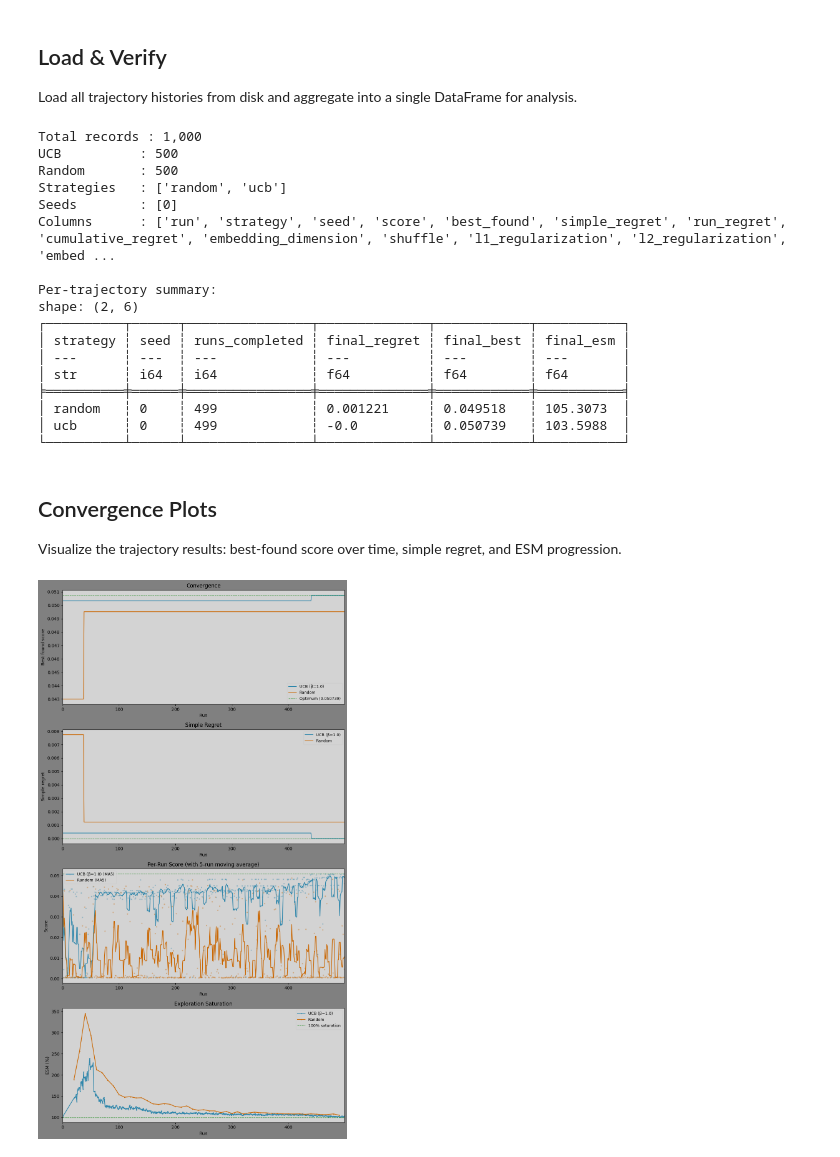
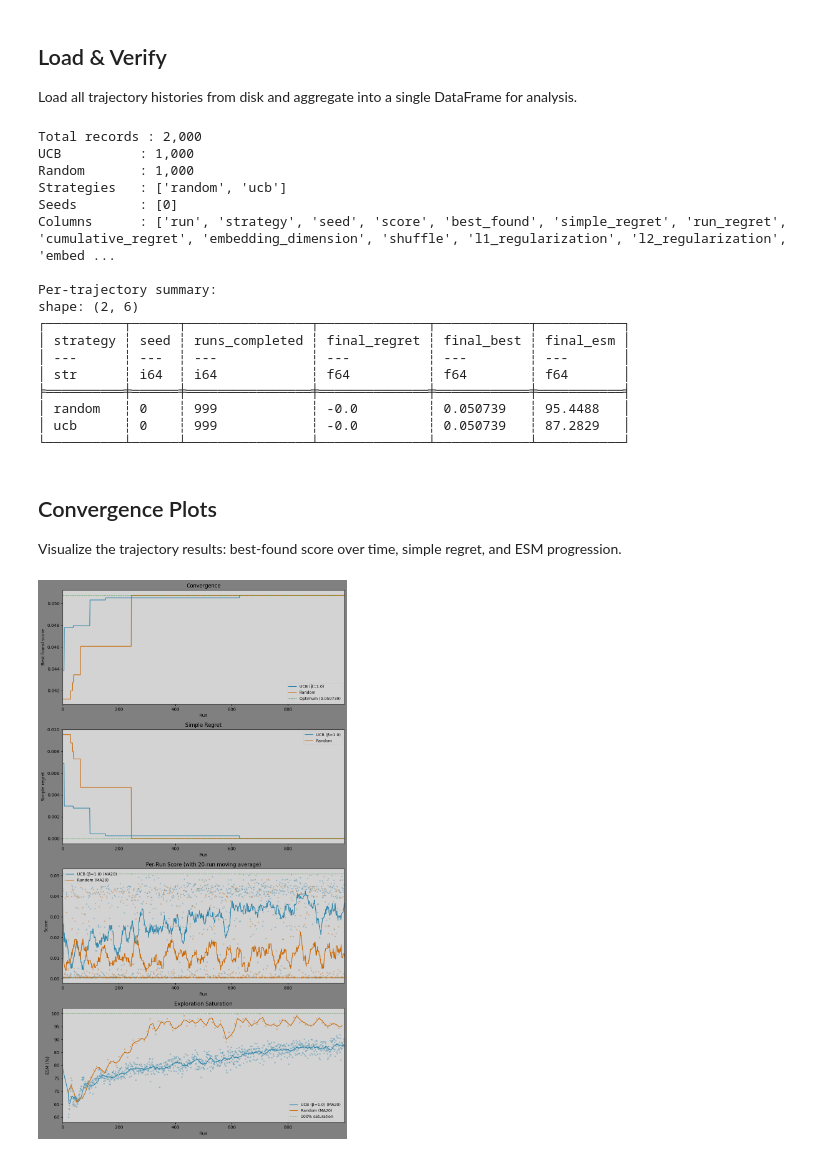
Before and after one commit to chaald/peppermint-matrix, a Jupyter notebook: notebooks/parameter_analysis/convergence_simulation.ipynb, the cells around one changed output. Cells and saved outputs as stored; diff of their text form; code cells hidden in the pictures.

```diff
--- a/notebooks/parameter_analysis/convergence_simulation.ipynb
+++ b/notebooks/parameter_analysis/convergence_simulation.ipynb
@@ -249,7 +249,7 @@ def run_trajectory(
     best_found = -np.inf
     cumulative_regret = 0.0
 
-    for run_idx in tqdm(range(n_runs), desc=f"{strategy} seed={seed}", unit="run", leave=False, ncols=128):
+    for run_idx in tqdm(range(n_runs), desc=f"{strategy} seed={seed}", unit="run", ncols=128):
         if strategy == "ucb":
             suppress_output = io.StringIO()
             with contextlib.redirect_stdout(suppress_output):
@@ -260,6 +260,8 @@ def run_trajectory(
                     estimator_count=128,
                     summary_path=simulated_parquet,
                     log_path=log_path,
+                    virtual_sample_count=100,
+                    virtual_lambda=3.0,
                 )
             config_tuple = tuple(config_dict[col] for col in feature_names)
         else:
@@ -317,6 +319,8 @@ def run_trajectory(
                     estimator_count=128,
                     summary_path=simulated_parquet,
                     log_path=log_path + ".probe",
+                    virtual_sample_count=100,
+                    virtual_lambda=3.0,
                 )
             history_record["esm"] = probe_meta.get("esm")
             history_record["coverage_75"] = probe_meta.get("coverage@75")
@@ -337,7 +341,7 @@ Execute 5 UCB trajectories (β=1.0) and 5 random baselines across seeds 0–4. E
 # %%
 output_directory = "wandb/trajectories"
 n_trajectories = 1
-n_runs = 500
+n_runs = 1000
 probe_interval = 10
 
 print(f"Running {n_trajectories} UCB + {n_trajectories} random trajectories ({n_runs} runs each)")
@@ -426,9 +430,9 @@ summary = (
 print("Per-trajectory summary:")
 print(summary)
 # %% [output]
-Total records : 1,000
-UCB          : 500
-Random       : 500
+Total records : 2,000
+UCB          : 1,000
+Random       : 1,000
 Strategies   : ['random', 'ucb']
 Seeds        : [0]
 Columns      : ['run', 'strategy', 'seed', 'score', 'best_found', 'simple_regret', 'run_regret', 'cumulative_regret', 'embedding_dimension', 'shuffle', 'l1_regularization', 'l2_regularization', 'embed ...
@@ -440,8 +444,8 @@ shape: (2, 6)
 │ ---      ┆ ---  ┆ ---            ┆ ---          ┆ ---        ┆ ---       │
 │ str      ┆ i64  ┆ i64            ┆ f64          ┆ f64        ┆ f64       │
 ╞══════════╪══════╪════════════════╪══════════════╪════════════╪═══════════╡
-│ random   ┆ 0    ┆ 499            ┆ 0.001221     ┆ 0.049518   ┆ 105.3073  │
-│ ucb      ┆ 0    ┆ 499            ┆ -0.0         ┆ 0.050739   ┆ 103.5988  │
+│ random   ┆ 0    ┆ 999            ┆ -0.0         ┆ 0.050739   ┆ 95.4488   │
+│ ucb      ┆ 0    ┆ 999            ┆ -0.0         ┆ 0.050739   ┆ 87.2829   │
 └──────────┴──────┴────────────────┴──────────────┴────────────┴───────────┘
 # %% [markdown]
 ## Convergence Plots
@@ -485,36 +489,41 @@ ax.set_xlim(0, n_runs - 1)
 
 # Plot 3: Per-run score
 ax = axes[2]
-window = 5
+score_window = 20
 for strategy, label in strategies.items():
     trajectory = all_trajectories.filter(pl.col("strategy") == strategy).sort("run")
     ax.scatter(trajectory["run"], trajectory["score"], s=4, alpha=0.3, color=colors[strategy])
     rolling_mean = trajectory.select(
-        pl.col("score").shift(0).rolling_mean(window_size=window, min_samples=1)
+        pl.col("score").shift(0).rolling_mean(window_size=score_window, min_samples=1)
     ).to_series().to_numpy()
-    ax.plot(trajectory["run"], rolling_mean, label=f"{label} (MA{window})", color=colors[strategy], linewidth=1.5)
+    ax.plot(trajectory["run"], rolling_mean, label=f"{label} (MA{score_window})", color=colors[strategy], linewidth=1.5)
 ax.axhline(global_optimum, color="green", linestyle="--", linewidth=1, alpha=0.7)
 ax.set_xlabel("Run")
 ax.set_ylabel("Score")
-ax.set_title(f"Per-Run Score (with {window}-run moving average)")
+ax.set_title(f"Per-Run Score (with {score_window}-run moving average)")
 ax.legend(fontsize=9)
 ax.set_xlim(0, n_runs - 1)
 
 # Plot 4: ESM over runs
 ax = axes[3]
+esm_window = 20
 for strategy, label in strategies.items():
     trajectory = all_trajectories.filter(pl.col("strategy") == strategy).sort("run")
     esm_data = trajectory.filter(pl.col("esm").is_not_null())
     if len(esm_data) > 0:
-        ax.plot(esm_data["run"], esm_data["esm"], label=label, color=colors[strategy], linewidth=1.5, marker=".", markersize=3)
+        ax.scatter(esm_data["run"], esm_data["esm"], s=6, alpha=0.3, color=colors[strategy])
+        rolling_esm = esm_data.select(
+            pl.col("esm").rolling_mean(window_size=int(esm_window/probe_interval) if strategy == "random" else esm_window, min_samples=1)
+        ).to_series().to_numpy()
+        ax.plot(esm_data["run"], rolling_esm, label=f"{label} (MA{esm_window})", color=colors[strategy], linewidth=1.5)
 ax.axhline(100, color="green", linestyle="--", linewidth=1, alpha=0.7, label="100% saturation")
 ax.set_xlabel("Run")
 ax.set_ylabel("ESM (%)")
 ax.set_title("Exploration Saturation")
 ax.legend(fontsize=9)
 ax.set_xlim(0, n_runs - 1)
 
 plt.tight_layout()
 plt.show()
 # %% [output]
-[figure, old version]
+[figure, new version]
```
Also changed, not shown: parts of 1 cell of this notebook, 3 other files.
